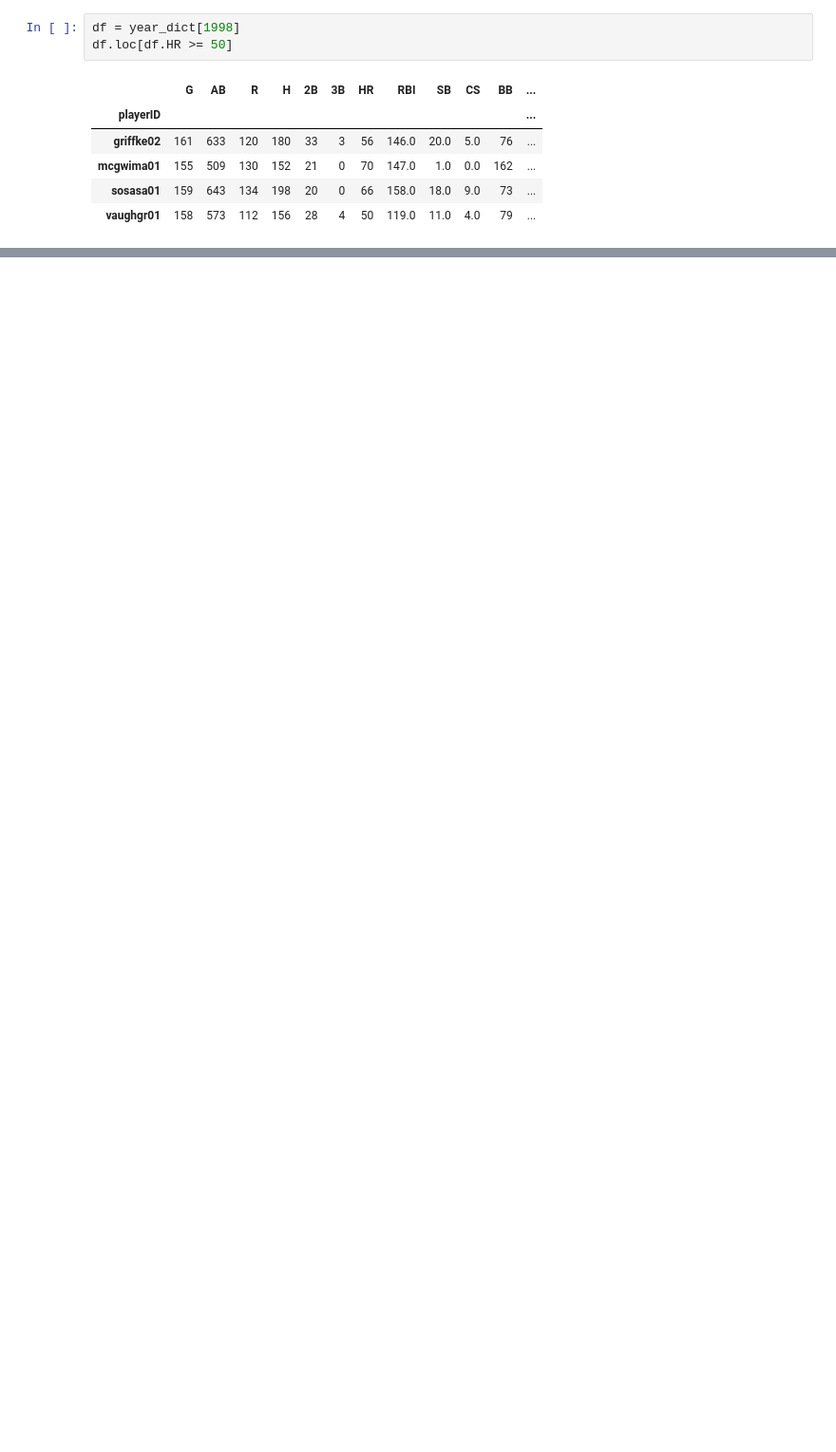
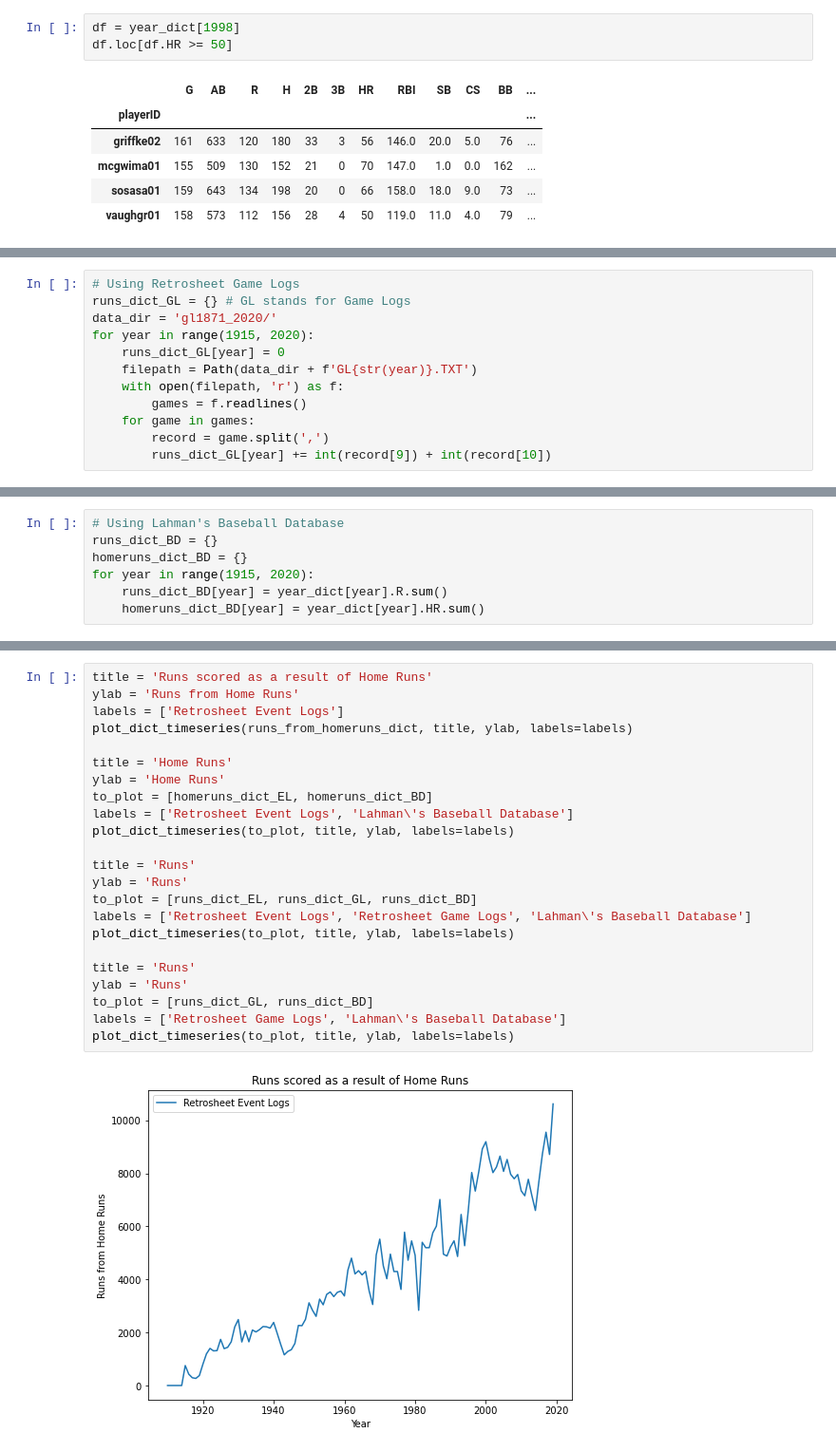
Before and after one commit to tdauer2718/Baseball, a Jupyter notebook: Sandbox.ipynb, the cells around one changed output, grey strips where cells are left out. Shown at 95% size. Saved outputs shown, nothing was run; the diff lists cells and outputs as text; blank space fills up the shorter version.

Commit message:
Finished finding the ratio of runs scored from HR to total runs historically

```diff
--- a/Sandbox.ipynb
+++ b/Sandbox.ipynb
@@ -167,0 +344,12 @@ df.loc[df.HR >= 50]
+# %%
+# Using Retrosheet Game Logs
+runs_dict_GL = {} # GL stands for Game Logs
+data_dir = 'gl1871_2020/'
+for year in range(1915, 2020):
+    runs_dict_GL[year] = 0
+    filepath = Path(data_dir + f'GL{str(year)}.TXT')
+    with open(filepath, 'r') as f:
+        games = f.readlines()
+    for game in games:
+        record = game.split(',')
+        runs_dict_GL[year] += int(record[9]) + int(record[10])
@@ -167,0 +360,7 @@ df.loc[df.HR >= 50]
+# %%
+# Using Lahman's Baseball Database
+runs_dict_BD = {}
+homeruns_dict_BD = {}
+for year in range(1915, 2020):
+    runs_dict_BD[year] = year_dict[year].R.sum()
+    homeruns_dict_BD[year] = year_dict[year].HR.sum()
@@ -167,0 +402,25 @@ df.loc[df.HR >= 50]
+# %%
+title = 'Runs scored as a result of Home Runs'
+ylab = 'Runs from Home Runs'
+labels = ['Retrosheet Event Logs']
+plot_dict_timeseries(runs_from_homeruns_dict, title, ylab, labels=labels)
+
+title = 'Home Runs'
+ylab = 'Home Runs'
+to_plot = [homeruns_dict_EL, homeruns_dict_BD]
+labels = ['Retrosheet Event Logs', 'Lahman\'s Baseball Database']
+plot_dict_timeseries(to_plot, title, ylab, labels=labels)
+
+title = 'Runs'
+ylab = 'Runs'
+to_plot = [runs_dict_EL, runs_dict_GL, runs_dict_BD]
+labels = ['Retrosheet Event Logs', 'Retrosheet Game Logs', 'Lahman\'s Baseball Database']
+plot_dict_timeseries(to_plot, title, ylab, labels=labels)
+
+title = 'Runs'
+ylab = 'Runs'
+to_plot = [runs_dict_GL, runs_dict_BD]
+labels = ['Retrosheet Game Logs', 'Lahman\'s Baseball Database']
+plot_dict_timeseries(to_plot, title, ylab, labels=labels)
+# %% [output]
+[figure, added]
```
Also changed, not shown: parts of 68 cells of this notebook.
